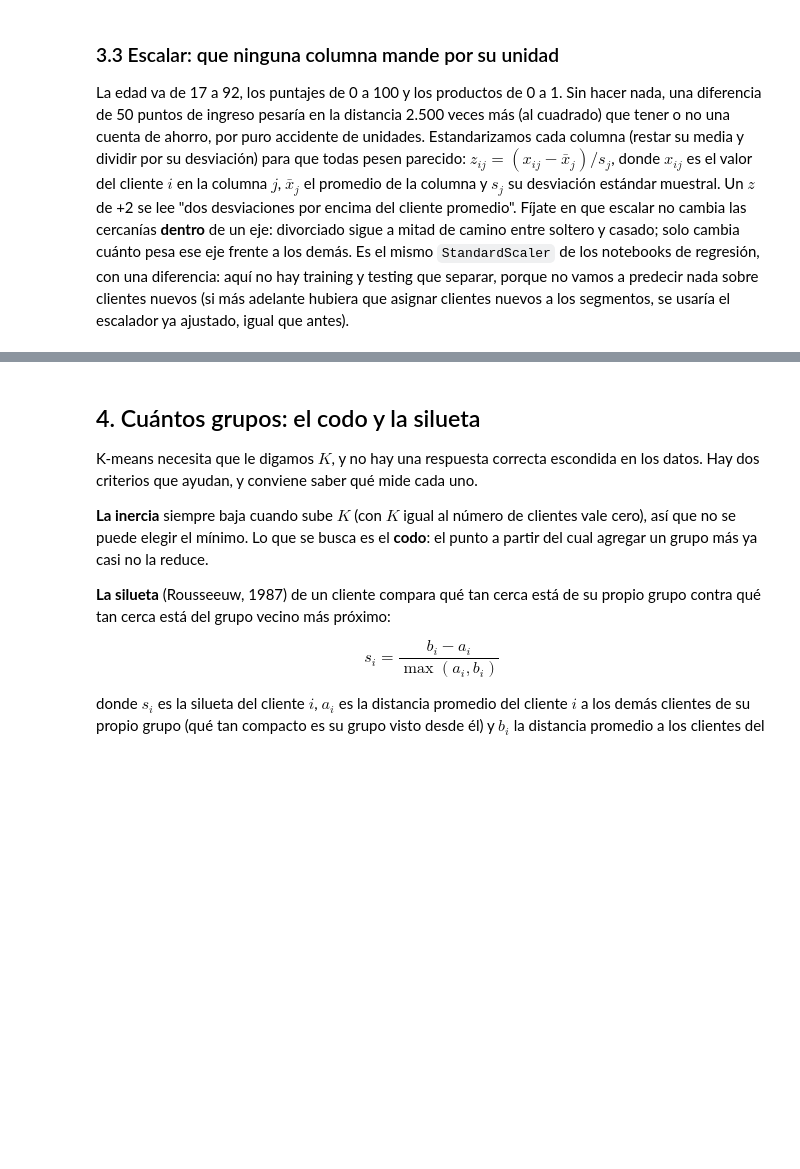
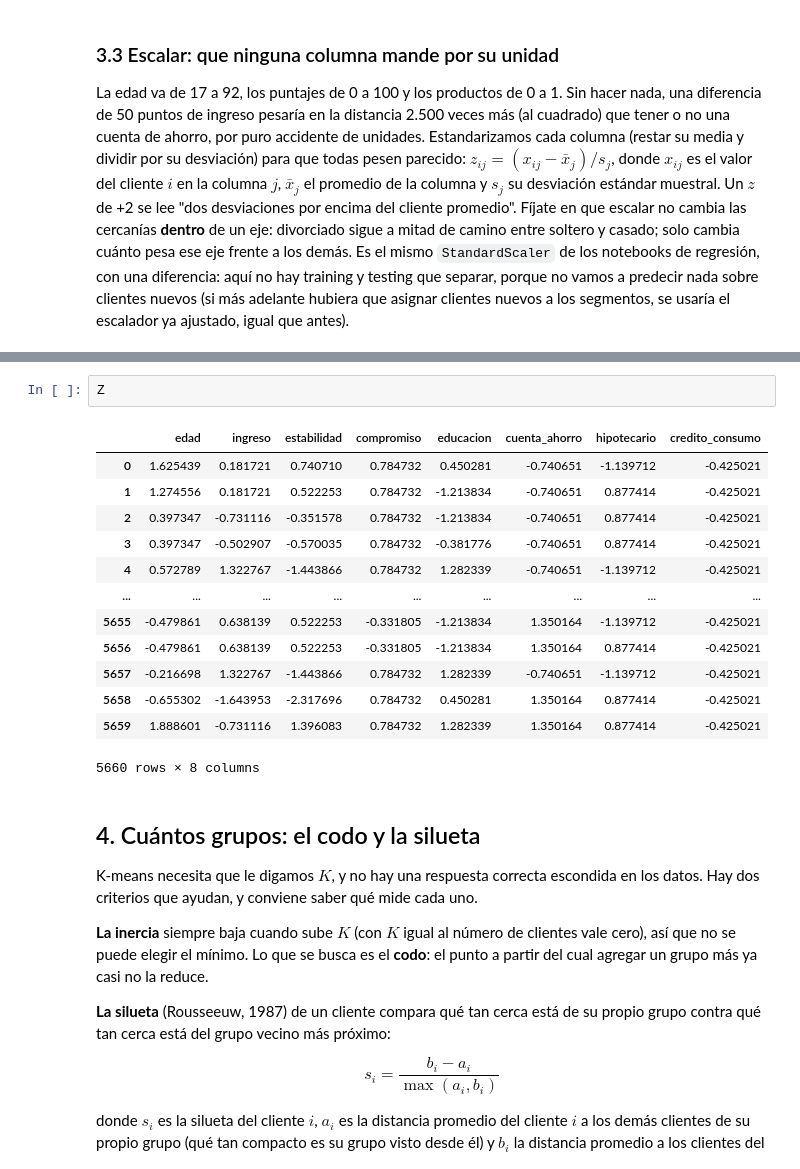
Before and after one commit to daviddiazsolis/clustering_finance_playground, a Jupyter notebook: notebooks/Clustering_01_Segmentacion_de_Clientes.ipynb, the cells around one changed output, grey strips where cells are left out. Cells and saved outputs as stored; diff of their text form; blank space fills up the shorter version.

```diff
--- a/notebooks/Clustering_01_Segmentacion_de_Clientes.ipynb
+++ b/notebooks/Clustering_01_Segmentacion_de_Clientes.ipynb
@@ -304,3 +373,19 @@ print(Z.describe().loc[["mean", "std"]].round(2).iloc[:, :8].to_string())
+# %%
+Z
+# %% [output]
+|  | edad | ingreso | estabilidad | compromiso | educacion | cuenta_ahorro | hipotecario | credito_consumo |
+| 0 | 1.625439 | 0.181721 | 0.740710 | 0.784732 | 0.450281 | -0.740651 | -1.139712 | -0.425021 |
+| 1 | 1.274556 | 0.181721 | 0.522253 | 0.784732 | -1.213834 | -0.740651 | 0.877414 | -0.425021 |
+| 2 | 0.397347 | -0.731116 | -0.351578 | 0.784732 | -1.213834 | -0.740651 | 0.877414 | -0.425021 |
+| 3 | 0.397347 | -0.502907 | -0.570035 | 0.784732 | -0.381776 | -0.740651 | 0.877414 | -0.425021 |
+| 4 | 0.572789 | 1.322767 | -1.443866 | 0.784732 | 1.282339 | -0.740651 | -1.139712 | -0.425021 |
+| ... | ... | ... | ... | ... | ... | ... | ... | ... |
+| 5655 | -0.479861 | 0.638139 | 0.522253 | -0.331805 | -1.213834 | 1.350164 | -1.139712 | -0.425021 |
+| 5656 | -0.479861 | 0.638139 | 0.522253 | -0.331805 | -1.213834 | 1.350164 | 0.877414 | -0.425021 |
+| 5657 | -0.216698 | 1.322767 | -1.443866 | 0.784732 | 1.282339 | -0.740651 | -1.139712 | -0.425021 |
+| 5658 | -0.655302 | -1.643953 | -2.317696 | 0.784732 | 0.450281 | 1.350164 | 0.877414 | -0.425021 |
+| 5659 | 1.888601 | -0.731116 | 1.396083 | 0.784732 | 1.282339 | 1.350164 | 0.877414 | -0.425021 |
+5660 rows × 8 columns
 # %% [markdown]
 
 ## 4. Cuántos grupos: el codo y la silueta
```
Also changed, not shown: parts of 18 cells of this notebook.
